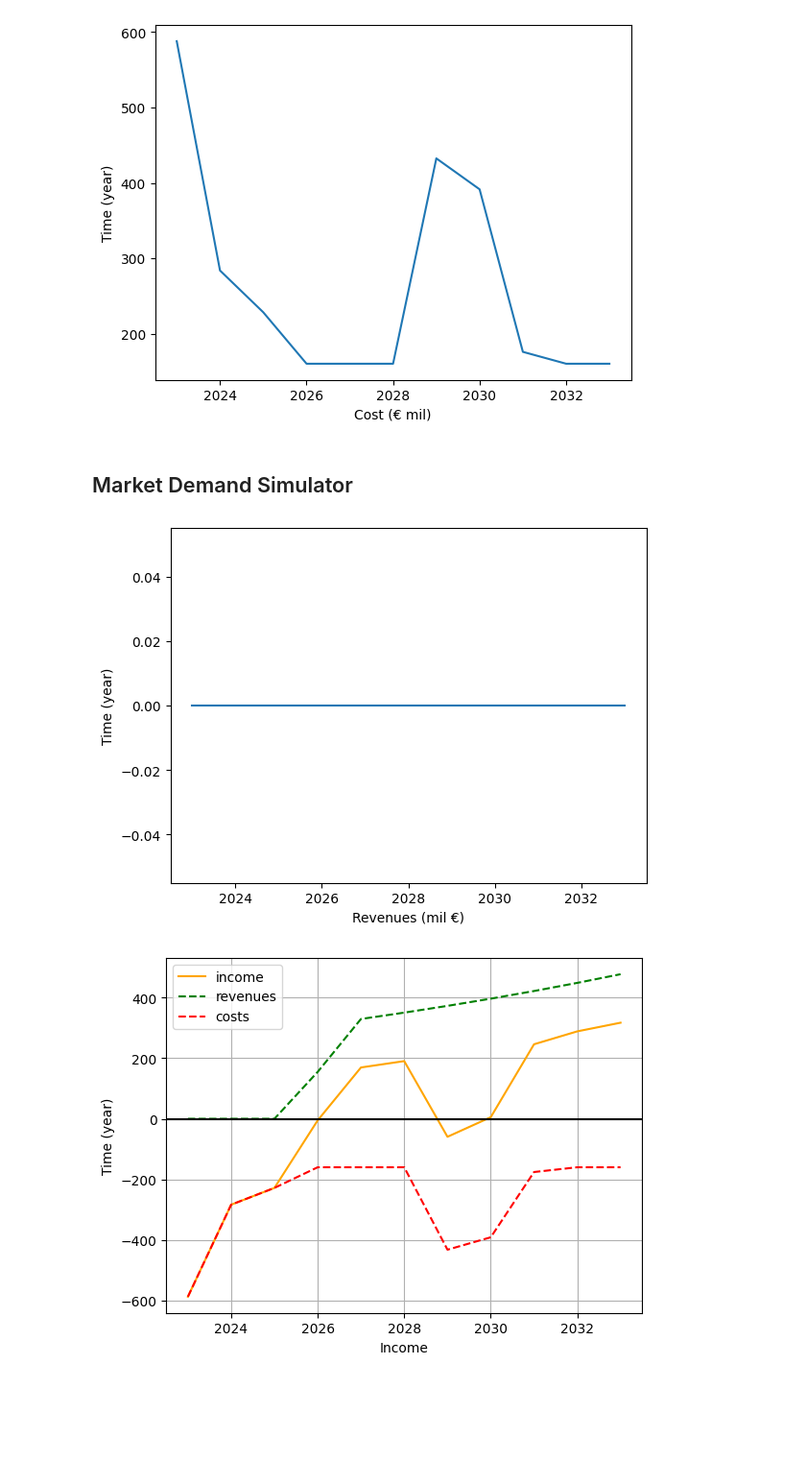
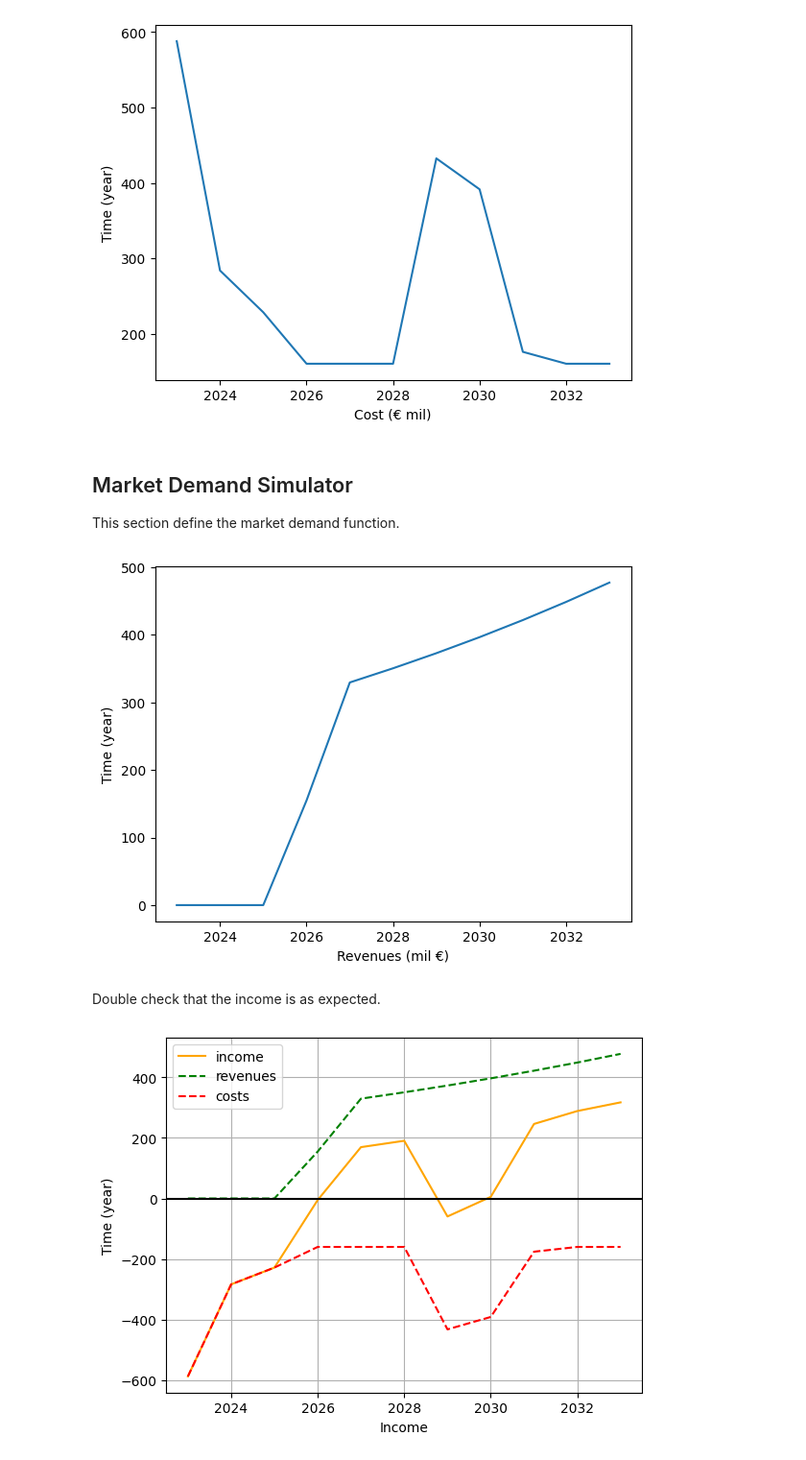
Before and after one commit to XaBerr/iride-constellation-cost-model, a Jupyter notebook: main.ipynb, the cells around one changed output. Shown: that part at 96% size. Saved outputs shown, nothing was run; the diff lists cells and outputs as text; code cells hidden in the pictures; blank space fills up the shorter version.

```diff
--- a/main.ipynb
+++ b/main.ipynb
@@ -17,19 +18,21 @@ import matplotlib.cm as cm
 # %%
-dtype_dict = {
-    'Type': str,
-    'Recurring Period (year)': int,
-    'Date': int,
-    'Activity Duration': int,
-    'Amortization Duration': int,
-    'Firm': str,
-    'Description': str,
-    'Cost (€ mil)': float,
-    'Classification': str,
-    'Origin': str,
-    'Estimation method': str
-}
+def load_costs():
+    dtype_dict = {
+        'Type': str,
+        'Recurring Period (year)': int,
+        'Date': int,
+        'Activity Duration': int,
+        'Amortization Duration': int,
+        'Firm': str,
+        'Description': str,
+        'Cost (€ mil)': float,
+        'Classification': str,
+        'Origin': str,
+        'Estimation method': str
+    }
+    return pd.read_csv('costs-others2.csv', dtype=dtype_dict, thousands=',', decimal='.')
 
-df_costs_oth = pd.read_csv('costs-others2.csv', dtype=dtype_dict, thousands=',', decimal='.')
+df_costs_oth = load_costs()
 
 print(df_costs_oth)
 # %% [output]
@@ -77,33 +82,36 @@ plt.show()
 [figure]
 # %% [markdown]
 ## Market Demand Simulator
+This section define the market demand function.
 # %%
 def market_demand_simulator(time:list, first_year_of_revenue:int, max_penetration:float=0):
     market_size_data_2023 = 100
     market_size_data_2033 = 195
     market_size_added_val_2023 = 415
     market_size_added_val_2033 = 760
     market_size_data_CAGR = (market_size_data_2033/market_size_data_2023)**(1/(2033-2023))-1
     market_size_added_val_CAGR = (market_size_added_val_2033/market_size_added_val_2023)**(1/(2033-2023))-1
 
     market_penetration = np.zeros(simulation_length)
     market_penetration[time == first_year_of_revenue] = 0.5 * max_penetration
     market_penetration[time >  first_year_of_revenue] = max_penetration
 
     revenues = np.zeros(simulation_length)
     for ii in range(0,simulation_length):
         revenues[ii] = ((market_size_data_2023 * (1 + market_size_data_CAGR) ** ii +
             market_size_added_val_2023 * (1 + market_size_added_val_CAGR) ** ii) *
             market_penetration[ii])
     return revenues
 
-revenues = market_demand_simulator(time, 2026)
+revenues = market_demand_simulator(time=time, first_year_of_revenue=2026, max_penetration=0.5)
 plt.plot(time, revenues)
 plt.xlabel('Revenues (mil €)')
 plt.ylabel('Time (year)')
 plt.show()
 # %% [output]
-[figure, old version]
+[figure, new version]
+# %% [markdown]
+Double check that the income is as expected.
 # %%
 plt.plot(time, revenues - costs, color="orange")
 plt.plot(time, revenues, "--", color="green")
```
Also changed, not shown: parts of 22 cells of this notebook, 2 other files.
